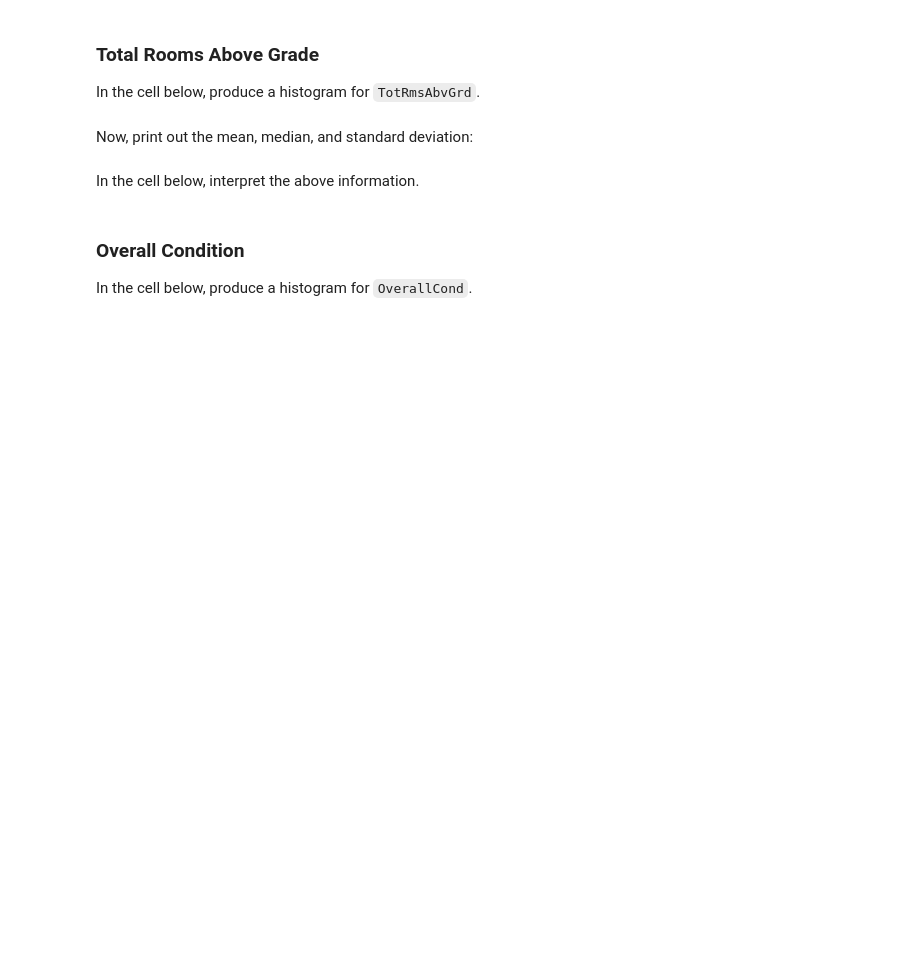
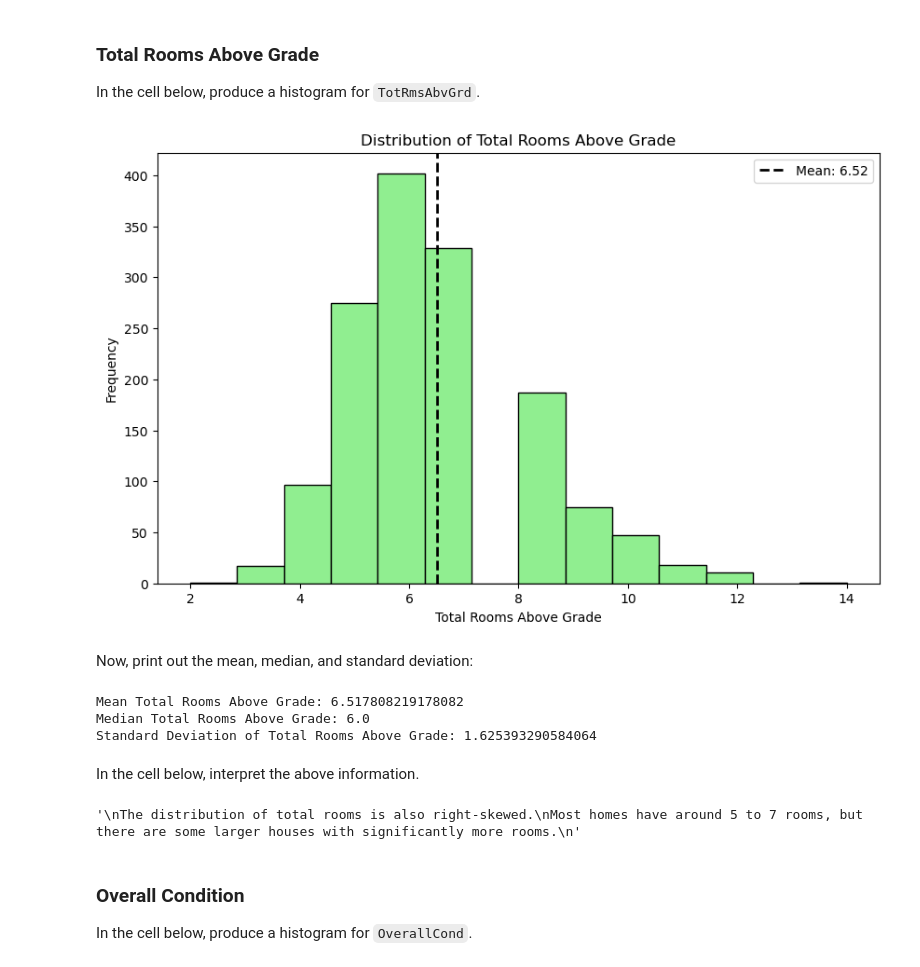
Before and after one commit to Lndanu/dsc-pandas-eda-lab, a Jupyter notebook: index.ipynb, the cells around one changed output. Drawn from its saved outputs; the diff is of its cells as text; code cells hidden in the pictures; blank space fills up the shorter version.

```diff
--- a/index.ipynb
+++ b/index.ipynb
@@ -149,2 +207,14 @@ In the cell below, produce a histogram for `TotRmsAbvGrd`.
+# %%
+# Your code here
+plt.figure(figsize=(10, 6))
+plt.hist(df['TotRmsAbvGrd'], bins=14, color='lightgreen', edgecolor='black')
+plt.axvline(df['TotRmsAbvGrd'].mean(), color='black', linestyle='dashed', linewidth=2, label=f"Mean: {df['TotRmsAbvGrd'].mean():.2f}")
+plt.title('Distribution of Total Rooms Above Grade')
+plt.xlabel('Total Rooms Above Grade')
+plt.ylabel('Frequency')
+plt.legend()
+plt.show()
+# %% [output]
+[figure, added]
 # %% [markdown]
 Now, print out the mean, median, and standard deviation:
@@ -153,2 +221,11 @@ Now, print out the mean, median, and standard deviation:
+# %%
+# Your code here
+print(f"Mean Total Rooms Above Grade: {df['TotRmsAbvGrd'].mean()}")
+print(f"Median Total Rooms Above Grade: {df['TotRmsAbvGrd'].median()}")
+print(f"Standard Deviation of Total Rooms Above Grade: {df['TotRmsAbvGrd'].std()}")
+# %% [output]
+Mean Total Rooms Above Grade: 6.517808219178082
+Median Total Rooms Above Grade: 6.0
+Standard Deviation of Total Rooms Above Grade: 1.625393290584064
 # %% [markdown]
 In the cell below, interpret the above information.
@@ -160,3 +232,11 @@ None
+# %%
+# Replace None with appropriate text
+"""
+The distribution of total rooms is also right-skewed.
+Most homes have around 5 to 7 rooms, but there are some larger houses with significantly more rooms.
+"""
+# %% [output]
+'\nThe distribution of total rooms is also right-skewed.\nMost homes have around 5 to 7 rooms, but there are some larger houses with significantly more rooms.\n'
 # %% [markdown]
 ### Overall Condition
 
```
Also changed, not shown: parts of 36 cells of this notebook.
